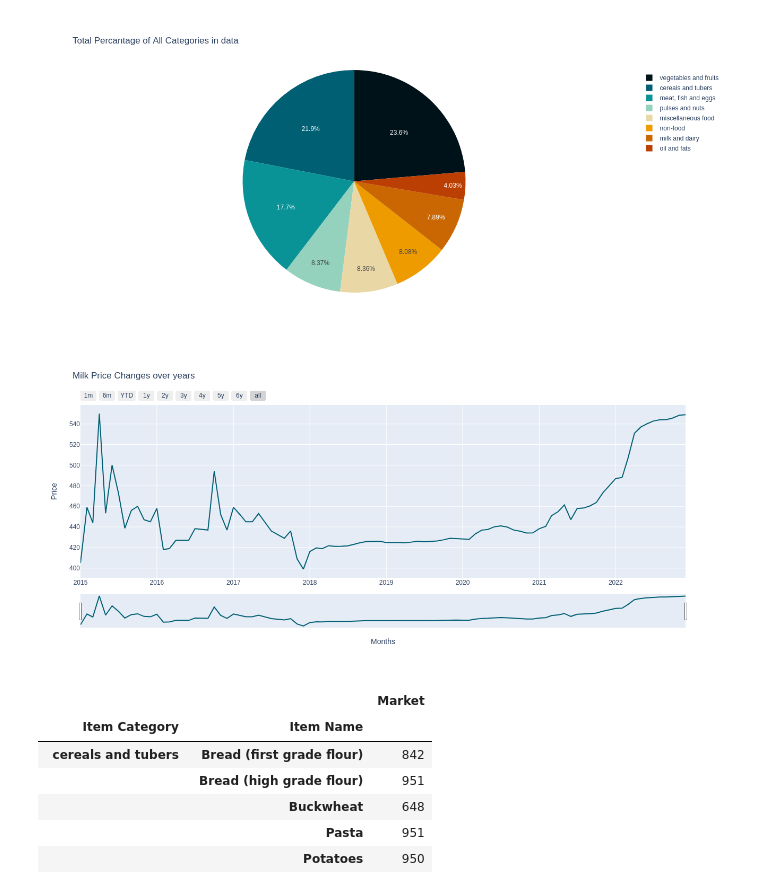
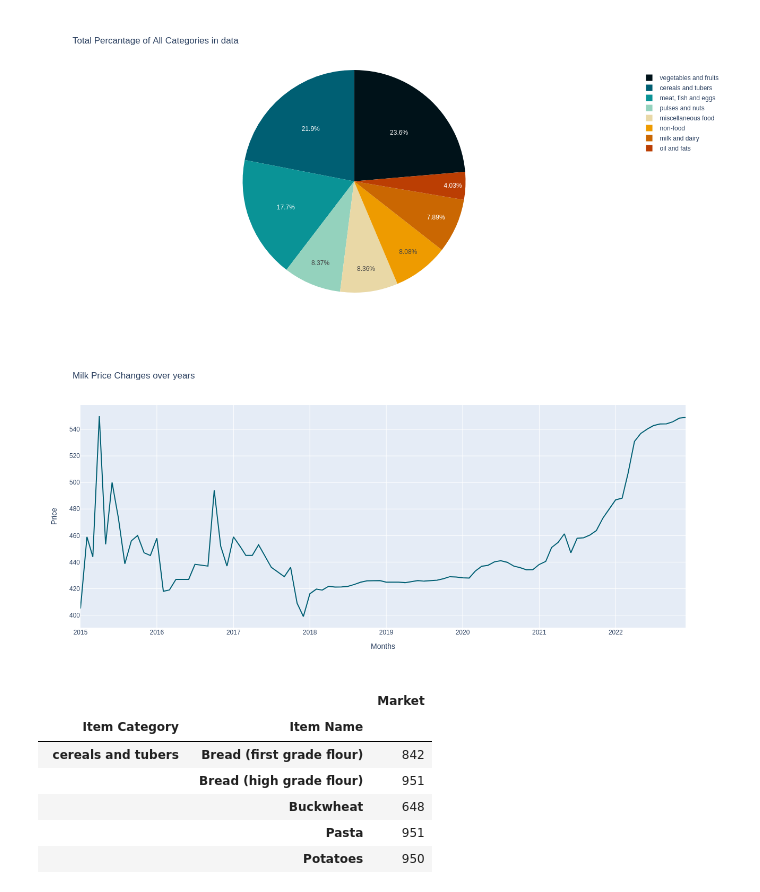
Before and after one commit to TatKhachatryan/Time-Series-Analysis-Project, a Jupyter notebook: ts_analysis_food_prices_arm.ipynb, the cells around one changed output. Cells and saved outputs as stored; diff of their text form; code cells hidden in the pictures.

```diff
--- a/ts_analysis_food_prices_arm.ipynb
+++ b/ts_analysis_food_prices_arm.ipynb
@@ -182,40 +182,39 @@ pieFig.show(renderer='png')
 # %%
 milkData = data[(data['Item Name']=='Milk')&(data['Year']>2014)]
 milkData = milkData.groupby('Date_Month')['Price'].mean().to_frame()
 milkData = milkData.reset_index()
 
 
 fig = go.Figure(data=go.Scatter(x=milkData['Date_Month'].astype(dtype=str),
                         y=milkData['Price'],
                         marker_color='#005F73', text="counts"))
 
 fig.update_layout(autosize=False,
                   width=1300,
                   height=600,
                   title = 'Milk Price Changes over years',
                   xaxis={"title":"Months"},
                   yaxis= {"title":"Price"},
                   showlegend=False)
-
-fig.update_xaxes(
-    rangeslider_visible=True,
-    rangeselector=dict(
-        buttons=list([
-            dict(count=1, label="1m", step="month", stepmode="backward"),
-            dict(count=6, label="6m", step="month", stepmode="backward"),
-            dict(count=1, label="YTD", step="year", stepmode="todate"),
-            dict(count=1, label="1y", step="year", stepmode="backward"),
-            dict(count=2, label="2y", step="year", stepmode="backward"),
-            dict(count=3, label="3y", step="year", stepmode="backward"),
-            dict(count=4, label="4y", step="year", stepmode="backward"),
-            dict(count=5, label="5y", step="year", stepmode="backward"),
-            dict(count=6, label="6y", step="year", stepmode="backward"),
-            dict(step="all")])))
-
-# fig.show() <- this way the graph is interactive and we have an options to choose between ranges: 1 month, 6 month etc.
+# <- this way the graph is interactive and we have an options to choose between ranges: 1 month, 6 month etc.
+# fig.update_xaxes(
+#     rangeslider_visible=True,
+#     rangeselector=dict(
+#         buttons=list([
+#             dict(count=1, label="1m", step="month", stepmode="backward"),
+#             dict(count=6, label="6m", step="month", stepmode="backward"),
+#             dict(count=1, label="YTD", step="year", stepmode="todate"),
+#             dict(count=1, label="1y", step="year", stepmode="backward"),
+#             dict(count=2, label="2y", step="year", stepmode="backward"),
+#             dict(count=3, label="3y", step="year", stepmode="backward"),
+#             dict(count=4, label="4y", step="year", stepmode="backward"),
+#             dict(count=5, label="5y", step="year", stepmode="backward"),
+#             dict(count=6, label="6y", step="year", stepmode="backward"),
+#             dict(step="all")])))
+# fig.show()
 fig.show(renderer="png")
 # %% [output]
-[figure, old version]
+[figure, new version]
 # %%
 data.groupby(['Item Category', 'Item Name'])['Market'].count().to_frame()
 # %% [output]
```
